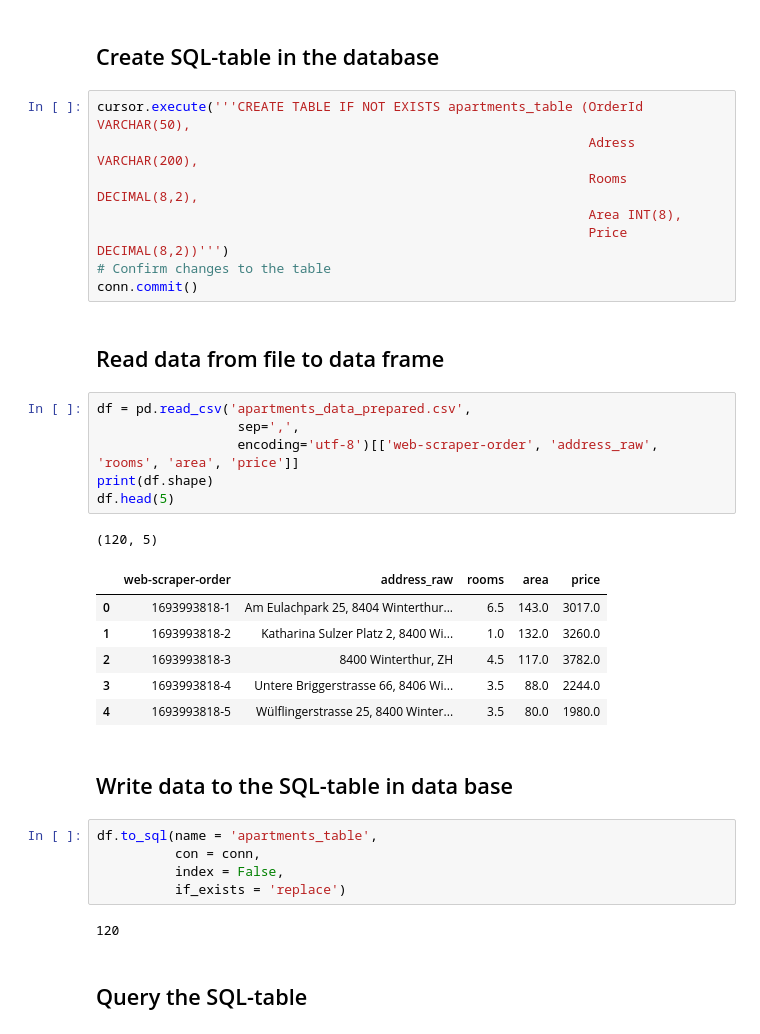
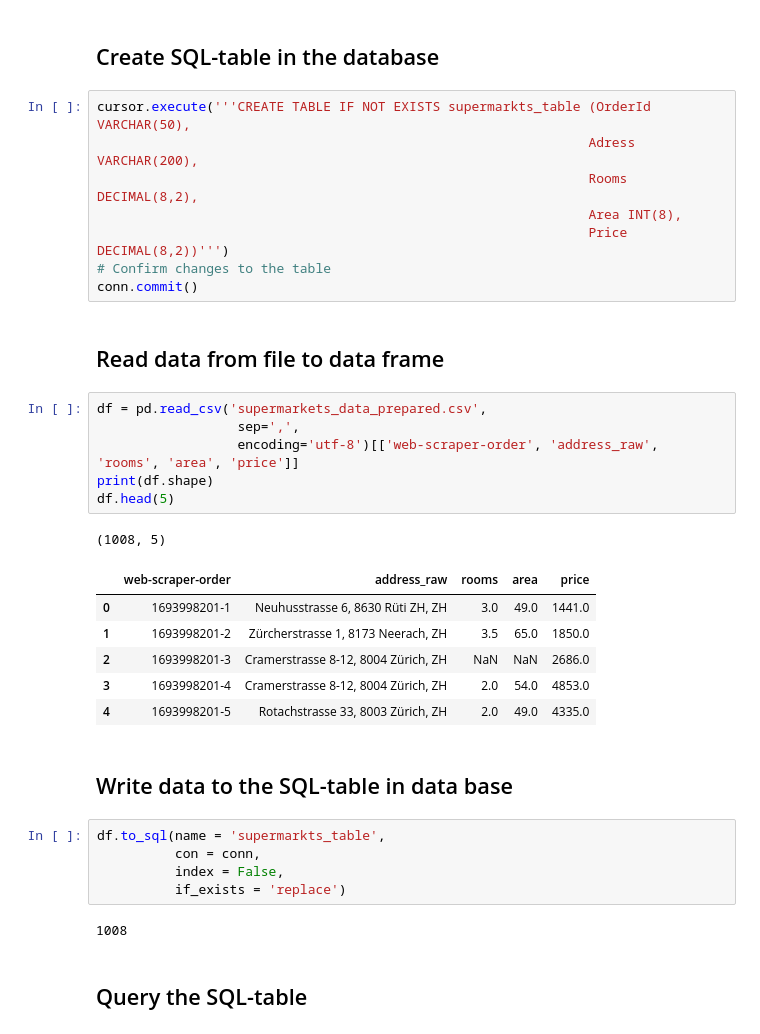
Before and after one commit to yasAni01/data_analytics, a Jupyter notebook: Week_02/apartments_database_Python.ipynb, the cells around one changed output. Saved outputs shown, nothing was run; the diff lists cells and outputs as text.

```diff
--- a/Week_02/apartments_database_Python.ipynb
+++ b/Week_02/apartments_database_Python.ipynb
@@ -43,7 +43,7 @@ apartment_database.db
 # %% [markdown]
 ## Create SQL-table in the database
 # %%
-cursor.execute('''CREATE TABLE IF NOT EXISTS apartments_table (OrderId VARCHAR(50),
+cursor.execute('''CREATE TABLE IF NOT EXISTS supermarkts_table (OrderId VARCHAR(50),
                                                                Adress VARCHAR(200),
                                                                Rooms DECIMAL(8,2),
                                                                Area INT(8),
@@ -53,28 +53,28 @@ conn.commit()
 # %% [markdown]
 ## Read data from file to data frame
 # %%
-df = pd.read_csv('apartments_data_prepared.csv',
+df = pd.read_csv('supermarkets_data_prepared.csv',
                   sep=',',
                   encoding='utf-8')[['web-scraper-order', 'address_raw', 'rooms', 'area', 'price']]
 print(df.shape)
 df.head(5)
 # %% [output]
-(120, 5)
+(1008, 5)
 |  | web-scraper-order | address_raw | rooms | area | price |
-| 0 | 1693993818-1 | Am Eulachpark 25, 8404 Winterthur... | 6.5 | 143.0 | 3017.0 |
-| 1 | 1693993818-2 | Katharina Sulzer Platz 2, 8400 Wi... | 1.0 | 132.0 | 3260.0 |
-| 2 | 1693993818-3 | 8400 Winterthur, ZH | 4.5 | 117.0 | 3782.0 |
-| 3 | 1693993818-4 | Untere Briggerstrasse 66, 8406 Wi... | 3.5 | 88.0 | 2244.0 |
-| 4 | 1693993818-5 | Wülflingerstrasse 25, 8400 Winter... | 3.5 | 80.0 | 1980.0 |
+| 0 | 1693998201-1 | Neuhusstrasse 6, 8630 Rüti ZH, ZH | 3.0 | 49.0 | 1441.0 |
+| 1 | 1693998201-2 | Zürcherstrasse 1, 8173 Neerach, ZH | 3.5 | 65.0 | 1850.0 |
+| 2 | 1693998201-3 | Cramerstrasse 8-12, 8004 Zürich, ZH | NaN | NaN | 2686.0 |
+| 3 | 1693998201-4 | Cramerstrasse 8-12, 8004 Zürich, ZH | 2.0 | 54.0 | 4853.0 |
+| 4 | 1693998201-5 | Rotachstrasse 33, 8003 Zürich, ZH | 2.0 | 49.0 | 4335.0 |
 # %% [markdown]
 ## Write data to the SQL-table in data base
 # %%
-df.to_sql(name = 'apartments_table',
+df.to_sql(name = 'supermarkts_table',
           con = conn,
           index = False,
           if_exists = 'replace')
 # %% [output]
-120
+1008
 # %% [markdown]
 ## Query the SQL-table
 # %%
```
Also changed, not shown: parts of 9 cells of this notebook, 4 other files.
